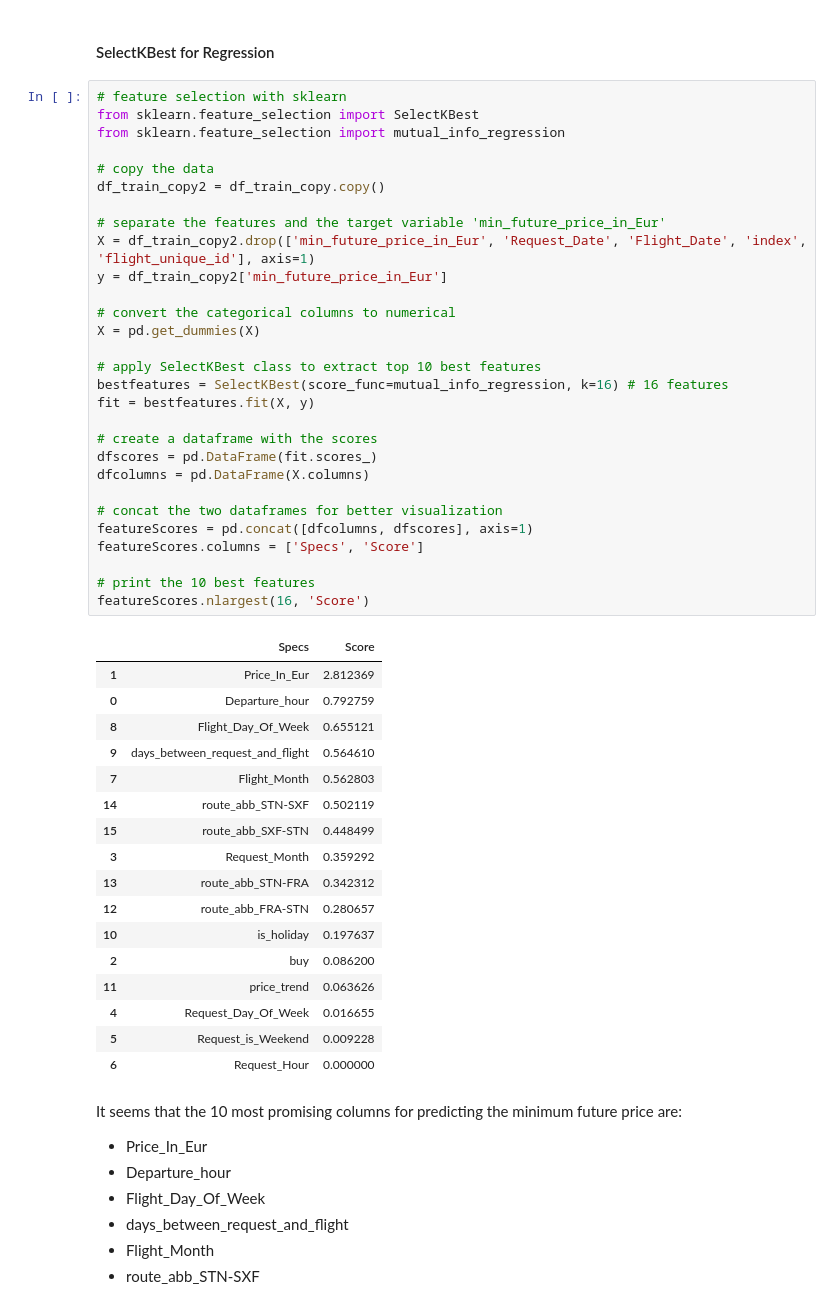
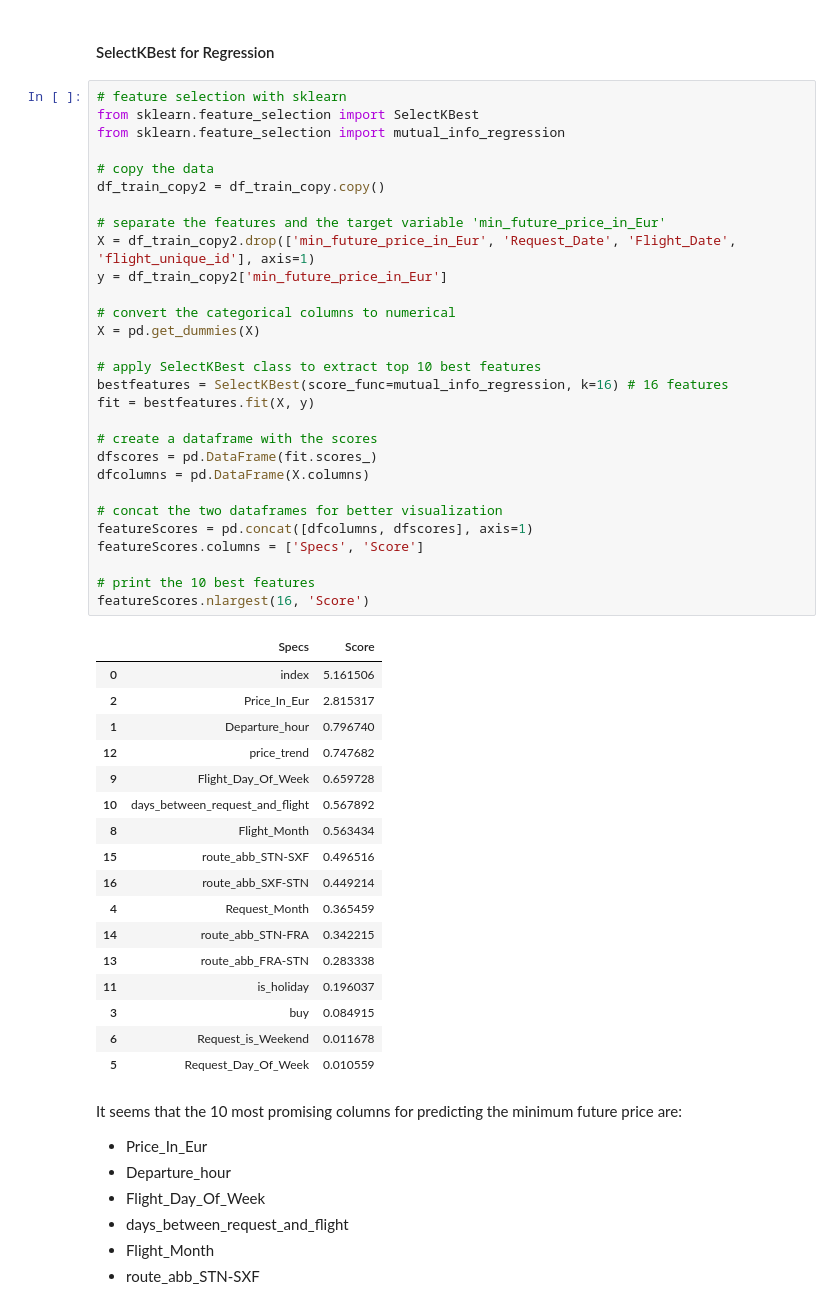
Before and after one commit to ahirsch-github/flight-price-prediction, a Jupyter notebook: flight-price-prediction.ipynb, the cells around one changed output. Cells and saved outputs as stored; diff of their text form.

Commit message:
feat(model-training): score selection

```diff
--- a/flight-price-prediction.ipynb
+++ b/flight-price-prediction.ipynb
@@ -836,50 +843,50 @@ Additionally to the correlation matrix, we will now use a method to find the mos
 # %%
 # feature selection with sklearn
 from sklearn.feature_selection import SelectKBest
 from sklearn.feature_selection import mutual_info_regression
 
 # copy the data
 df_train_copy2 = df_train_copy.copy()
 
 # separate the features and the target variable 'min_future_price_in_Eur'
-X = df_train_copy2.drop(['min_future_price_in_Eur', 'Request_Date', 'Flight_Date', 'index', 'flight_unique_id'], axis=1)
+X = df_train_copy2.drop(['min_future_price_in_Eur', 'Request_Date', 'Flight_Date', 'flight_unique_id'], axis=1)
 y = df_train_copy2['min_future_price_in_Eur']
 
 # convert the categorical columns to numerical
 X = pd.get_dummies(X)
 
 # apply SelectKBest class to extract top 10 best features
 bestfeatures = SelectKBest(score_func=mutual_info_regression, k=16) # 16 features
 fit = bestfeatures.fit(X, y)
 
 # create a dataframe with the scores
 dfscores = pd.DataFrame(fit.scores_)
 dfcolumns = pd.DataFrame(X.columns)
 
 # concat the two dataframes for better visualization
 featureScores = pd.concat([dfcolumns, dfscores], axis=1)
 featureScores.columns = ['Specs', 'Score']
 
 # print the 10 best features
 featureScores.nlargest(16, 'Score')
 # %% [output]
 |  | Specs | Score |
-| 1 | Price_In_Eur | 2.812369 |
-| 0 | Departure_hour | 0.792759 |
-| 8 | Flight_Day_Of_Week | 0.655121 |
-| 9 | days_between_request_and_flight | 0.564610 |
-| 7 | Flight_Month | 0.562803 |
-| 14 | route_abb_STN-SXF | 0.502119 |
-| 15 | route_abb_SXF-STN | 0.448499 |
-| 3 | Request_Month | 0.359292 |
-| 13 | route_abb_STN-FRA | 0.342312 |
-| 12 | route_abb_FRA-STN | 0.280657 |
-| 10 | is_holiday | 0.197637 |
-| 2 | buy | 0.086200 |
-| 11 | price_trend | 0.063626 |
-| 4 | Request_Day_Of_Week | 0.016655 |
-| 5 | Request_is_Weekend | 0.009228 |
-| 6 | Request_Hour | 0.000000 |
+| 0 | index | 5.161506 |
+| 2 | Price_In_Eur | 2.815317 |
+| 1 | Departure_hour | 0.796740 |
+| 12 | price_trend | 0.747682 |
+| 9 | Flight_Day_Of_Week | 0.659728 |
+| 10 | days_between_request_and_flight | 0.567892 |
+| 8 | Flight_Month | 0.563434 |
+| 15 | route_abb_STN-SXF | 0.496516 |
+| 16 | route_abb_SXF-STN | 0.449214 |
+| 4 | Request_Month | 0.365459 |
+| 14 | route_abb_STN-FRA | 0.342215 |
+| 13 | route_abb_FRA-STN | 0.283338 |
+| 11 | is_holiday | 0.196037 |
+| 3 | buy | 0.084915 |
+| 6 | Request_is_Weekend | 0.011678 |
+| 5 | Request_Day_Of_Week | 0.010559 |
 # %% [markdown]
 It seems that the 10 most promising columns for predicting the minimum future price are:
 -  Price_In_Eur
```
Also changed, not shown: parts of 124 cells of this notebook.
